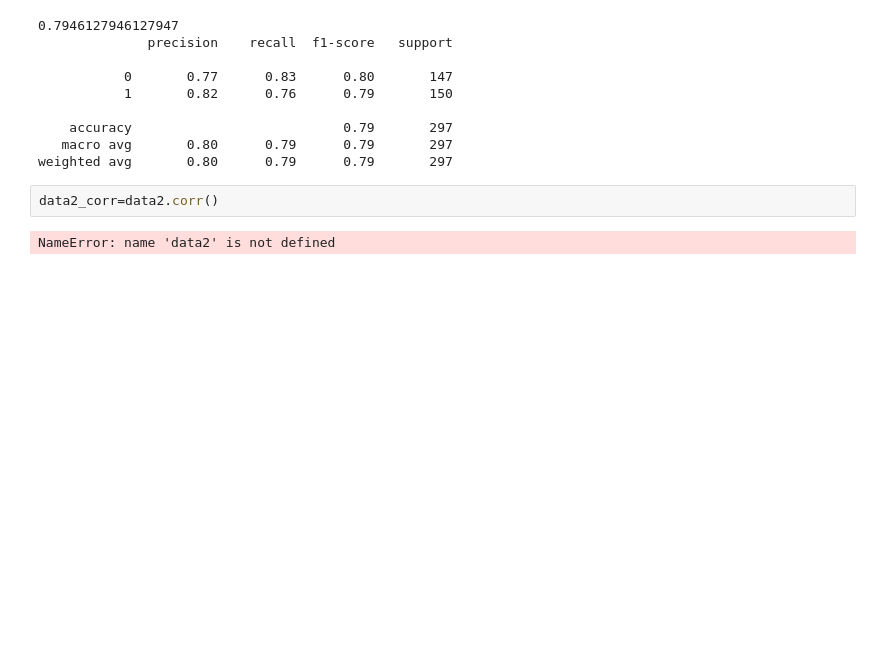
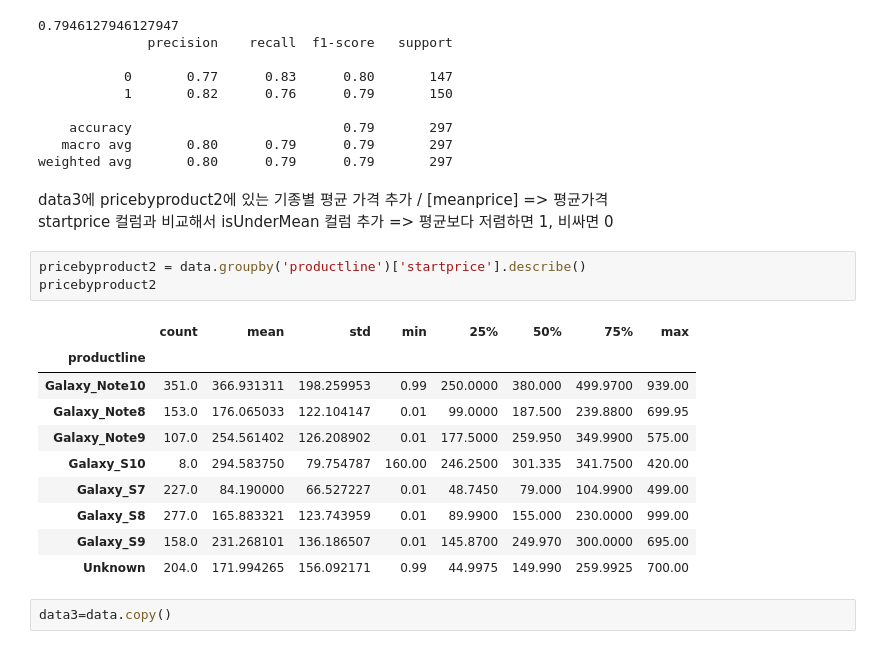
Before and after one commit to namolee/fintech_service, a Jupyter notebook: 06machine_learning/05데이터분석연습_이베이_휴대폰_판매데이터_예측_의사결정나무.ipynb, the cells around one changed output. Cells and saved outputs as stored; diff of their text form; blank space fills up the shorter version.

```diff
--- a/06machine_learning/05데이터분석연습_이베이_휴대폰_판매데이터_예측_의사결정나무.ipynb
+++ b/06machine_learning/05데이터분석연습_이베이_휴대폰_판매데이터_예측_의사결정나무.ipynb
@@ -347,7 +347,22 @@ print(classification_report(y_test2,pred2))
     accuracy                           0.79       297
    macro avg       0.80      0.79      0.79       297
 weighted avg       0.80      0.79      0.79       297
-# %%
-data2_corr=data2.corr()
-# %% [output]
-NameError: name 'data2' is not defined
+# %% [markdown]
+data3에 pricebyproduct2에 있는 기종별 평균 가격 추가 / [meanprice] => 평균가격 <br>
+startprice 컬럼과 비교해서 isUnderMean 컬럼 추가 => 평균보다 저렴하면 1, 비싸면 0
+# %%
+pricebyproduct2 = data.groupby('productline')['startprice'].describe()
+pricebyproduct2
+# %% [output]
+|  | count | mean | std | min | 25% | 50% | 75% | max |
+| productline |  |  |  |  |  |  |  |  |
+| Galaxy_Note10 | 351.0 | 366.931311 | 198.259953 | 0.99 | 250.0000 | 380.000 | 499.9700 | 939.00 |
+| Galaxy_Note8 | 153.0 | 176.065033 | 122.104147 | 0.01 | 99.0000 | 187.500 | 239.8800 | 699.95 |
+| Galaxy_Note9 | 107.0 | 254.561402 | 126.208902 | 0.01 | 177.5000 | 259.950 | 349.9900 | 575.00 |
+| Galaxy_S10 | 8.0 | 294.583750 | 79.754787 | 160.00 | 246.2500 | 301.335 | 341.7500 | 420.00 |
+| Galaxy_S7 | 227.0 | 84.190000 | 66.527227 | 0.01 | 48.7450 | 79.000 | 104.9900 | 499.00 |
+| Galaxy_S8 | 277.0 | 165.883321 | 123.743959 | 0.01 | 89.9900 | 155.000 | 230.0000 | 999.00 |
+| Galaxy_S9 | 158.0 | 231.268101 | 136.186507 | 0.01 | 145.8700 | 249.970 | 300.0000 | 695.00 |
+| Unknown | 204.0 | 171.994265 | 156.092171 | 0.99 | 44.9975 | 149.990 | 259.9925 | 700.00 |
+# %%
+data3=data.copy()
```
Also changed, not shown: parts of 14 cells of this notebook, 3 other files.
